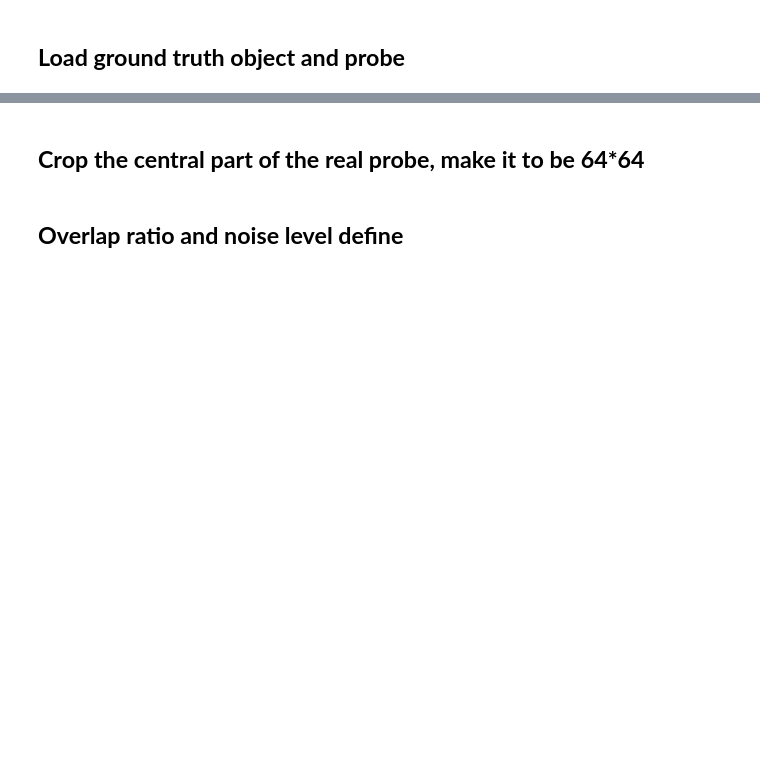
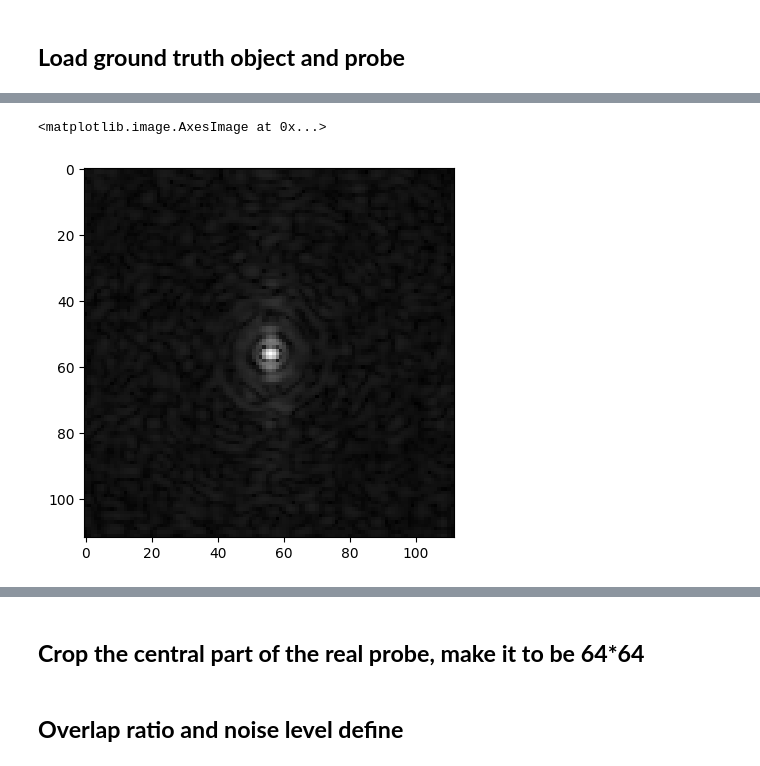
Before and after one commit to TISGroup/PtyINR, a Jupyter notebook: demo/interactive_rec_simulated_data.ipynb, the cells around one changed output, grey strips where cells are left out. Cells and saved outputs as stored; diff of their text form; code cells hidden in the pictures; blank space fills up the shorter version.

```diff
--- a/demo/interactive_rec_simulated_data.ipynb
+++ b/demo/interactive_rec_simulated_data.ipynb
@@ -31,6 +40,9 @@ tungsten.shape
 # %%
 probe=np.load("data/probe_for_sim.npy")
 # %%
-plt.imshow(np.abs(probe))
+plt.imshow(np.sqrt(np.abs(probe)),cmap="grey")
+# %% [output]
+<matplotlib.image.AxesImage at 0x...>
+[figure, added]
 # %%
 np.abs(probe).flatten()
```
Also changed, not shown: parts of 18 cells of this notebook, 1 other file.
